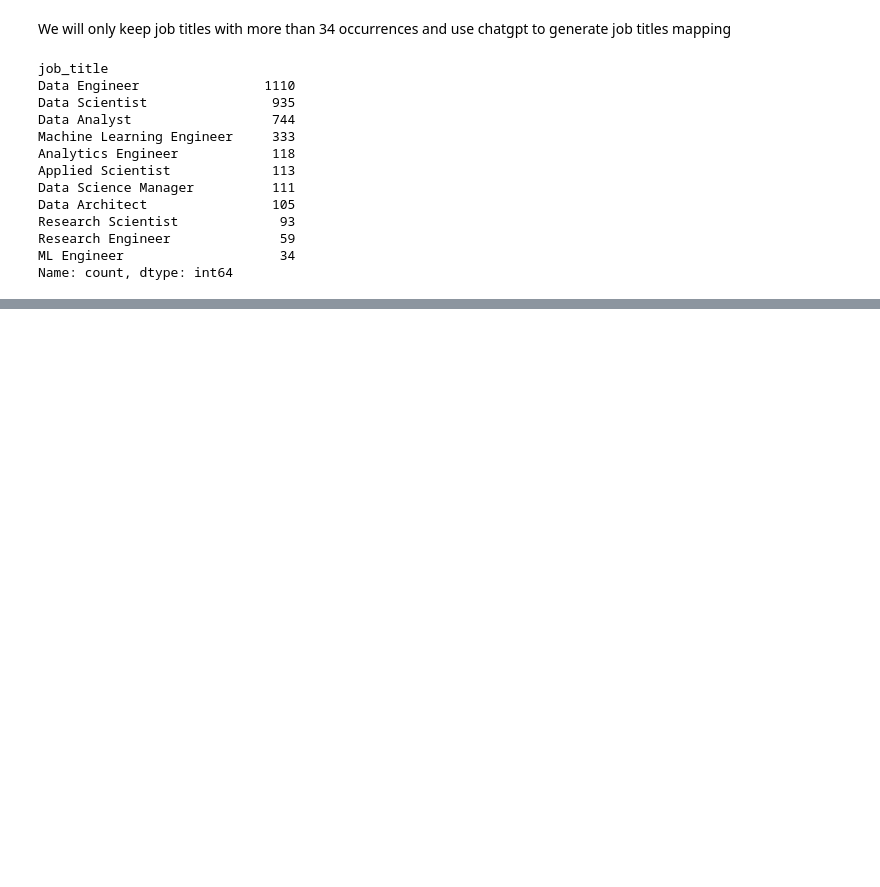
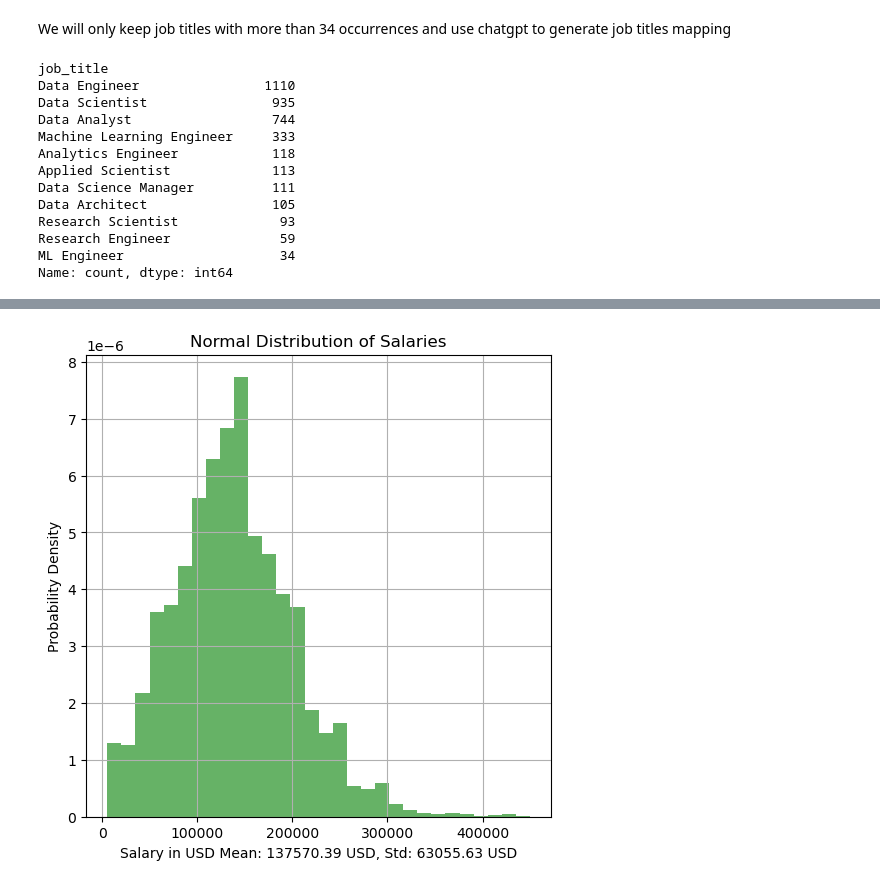
Before and after one commit to ShannonHung/ITPM, a Jupyter notebook: Code/6-ML-Data-Cleaning.ipynb, the cells around one changed output, grey strips where cells are left out. Saved outputs shown, nothing was run; the diff lists cells and outputs as text; code cells hidden in the pictures; blank space fills up the shorter version.

```diff
--- a/Code/6-ML-Data-Cleaning.ipynb
+++ b/Code/6-ML-Data-Cleaning.ipynb
@@ -282,0 +285,15 @@ fig.show()
+# %%
+import torch
+import torch.nn as nn
+import torch.optim as optim
+from torch.utils.data import Dataset, DataLoader
+from sklearn.model_selection import train_test_split
+from sklearn.preprocessing import OneHotEncoder, MinMaxScaler
+import pandas as pd
+import numpy as np
+from torch.optim import lr_scheduler
+import time
+import os
+from tempfile import TemporaryDirectory
+
+df = pd.read_csv('../data/ds_salaries_cleaned.csv')
@@ -282,0 +334,18 @@ fig.show()
+# %%
+# draw a normalized histogram of the salary
+import matplotlib.pyplot as plt
+mean = df['salary_in_usd'].mean()
+std = df['salary_in_usd'].std()
+
+plt.figure(figsize=(6, 6))
+# 'bins' specifies the number of bars in the histogram
+# 'density' normalizes to keep the area under the histogram equal to 1
+# 'alpha' sets the transparency level
+plt.hist(df['salary_in_usd'], bins=30, density=True, alpha=0.6, color='g')
+plt.title('Normal Distribution of Salaries')
+plt.xlabel('Salary in USD Mean: {:.2f} USD, Std: {:.2f} USD'.format(mean, std))
+plt.ylabel('Probability Density')
+plt.grid(True)
+plt.show()
+# %% [output]
+[figure, added]
```
Also changed, not shown: parts of 16 cells of this notebook.
